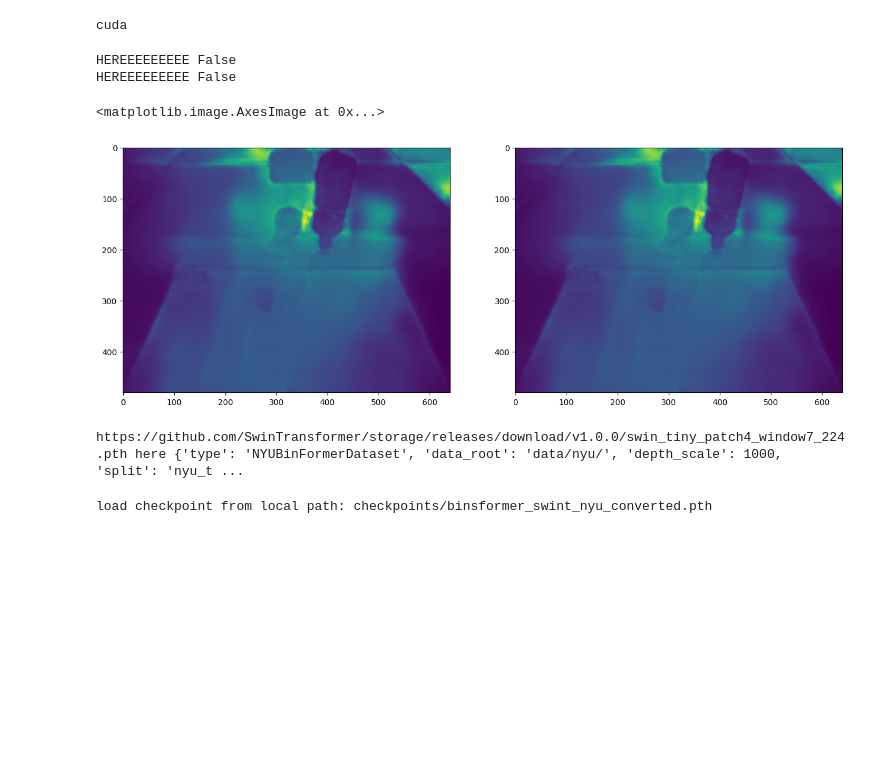
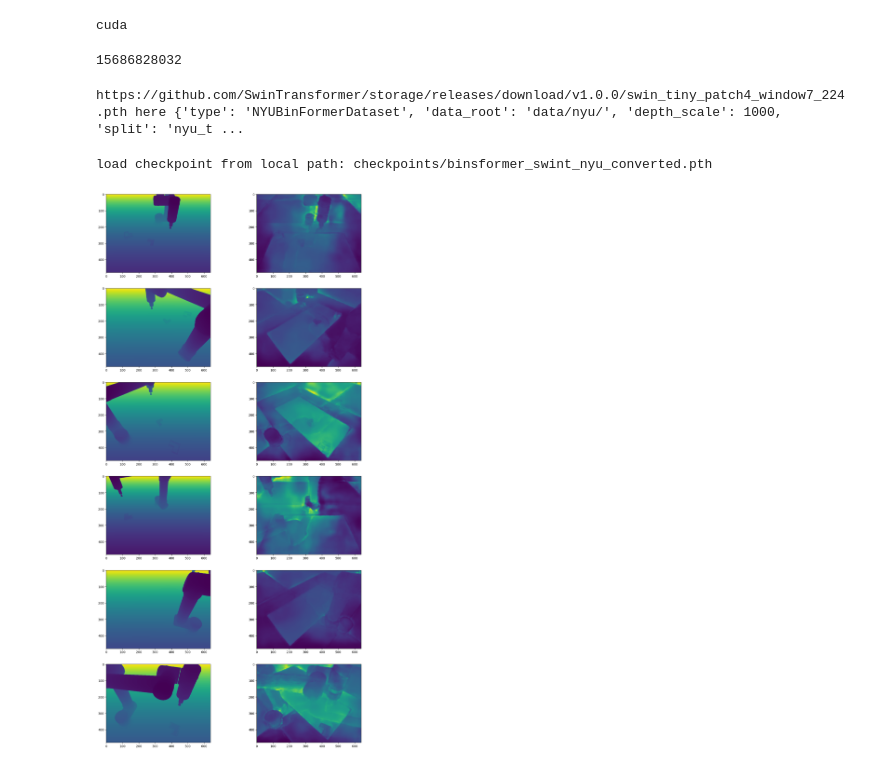
Before and after one commit to MatiasEtcheve/RECVIS-transporter-networks, a Jupyter notebook: stuff.ipynb, the cells around one changed output. Drawn from its saved outputs; the diff is of its cells as text; code cells hidden in the pictures; blank space fills up the shorter version.

```diff
--- a/stuff.ipynb
+++ b/stuff.ipynb
@@ -28,15 +28,23 @@ print(device)
 %autoreload 2
 # %% [output]
 cuda
+# %%
+torch.cuda.set_per_process_memory_fraction(0.1, 0)
+torch.cuda.empty_cache()
+total_memory = torch.cuda.get_device_properties(0).total_memory
+total_memory
+# %% [output]
+15686828032
 # %%
 path_to_images = Path("dataset/block-insertion-test/color/000000-1.pkl")
 path_to_config = Path(
     "Monocular-Depth-Estimation-Toolbox/configs/binsformer/binsformer_swint_w7_nyu.py"
 )
 path_to_checkpoint = Path("checkpoints/binsformer_swint_nyu_converted.pth")
-
+depth_images = pickle.load(open(Path("dataset/block-insertion-test/depth/000000-1.pkl"), "rb"))
+color_images = pickle.load(open(path_to_images, "rb"))
 batch = (
-    torch.Tensor(pickle.load(open(path_to_images, "rb")))
+    torch.Tensor(color_images)
     .reshape((6, 480, 640, 3))
     .permute(0, 3, 1, 2)
     .to(device)
@@ -58,31 +66,43 @@ img_metas = [
     }
     for _ in batch
 ]
-with torch.no_grad():
-    model.eval()
-    outputs1 = model.forward(
-        [preprocess(batch)], [img_metas], return_loss=False
-    )
-    outputs2 = model.forward(
-        [preprocess(batch)], [img_metas], return_loss=False
-    )
-# %% [output]
-HEREEEEEEEEE False
-HEREEEEEEEEE False
-<matplotlib.image.AxesImage at 0x...>
-[figure, removed]
 # %%
 cfg = mmcv.Config.fromfile(path_to_config)
 print(cfg.model.pretrained, "here", cfg.data.test)
 # cfg.model.pretrained = None
 # cfg.data.test.test_mode = True
 # pprint(cfg._cfg_dict)
-model = build_depther(cfg.model, test_cfg=cfg.get("test_cfg"))
-checkpoint = load_checkpoint(model, str(path_to_checkpoint), map_location="cpu")
-model = model.to(device)
+binsformer = build_depther(cfg.model, test_cfg=cfg.get("test_cfg"))
+checkpoint = load_checkpoint(binsformer, str(path_to_checkpoint), map_location="cpu")
+binsformer = binsformer.to(device)
 # %% [output]
 https://github.com/SwinTransformer/storage/releases/download/v1.0.0/swin_tiny_patch4_window7_224.pth here {'type': 'NYUBinFormerDataset', 'data_root': 'data/nyu/', 'depth_scale': 1000, 'split': 'nyu_t ...
 load checkpoint from local path: checkpoints/binsformer_swint_nyu_converted.pth
+# %%
+with torch.no_grad():
+    output_batch = binsformer.forward(
+        [preprocess(batch)], [img_metas], return_loss=False
+    )
+output_batch = np.concatenate(output_batch, axis=0).reshape(
+    depth_images.shape[:-1]
+)
+output_batch_min = np.min(output_batch, axis=(2, 3))
+output_batch_max = np.max(output_batch, axis=(2, 3))
+output_batch = (
+                255
+                * (output_batch - output_batch_min[:, :, None, None])
+                / (output_batch_max[:, :, None, None] - output_batch_min[:, :, None, None])
+            )
+# %%
+fig, axs = plt.subplots(6, 2, figsize=(16, 32))
+counter = 0
+for i in range(2):
+    for j in range(3):
+        axs[counter, 0].imshow(depth_images[i, j])
+        axs[counter, 1].imshow(output_batch[i, j])
+        counter += 1
+# %% [output]
+[figure, added]
 # %%
 cfg = mmcv.Config.fromfile(Path("Monocular-Depth-Estimation-Toolbox/configs/adabins/adabins_efnetb5ap_kitti_24e.py"))
 adabins = build_depther(cfg.model, test_cfg=cfg.get("test_cfg"))
```
Also changed, not shown: parts of 4 cells of this notebook, 1 other file.
